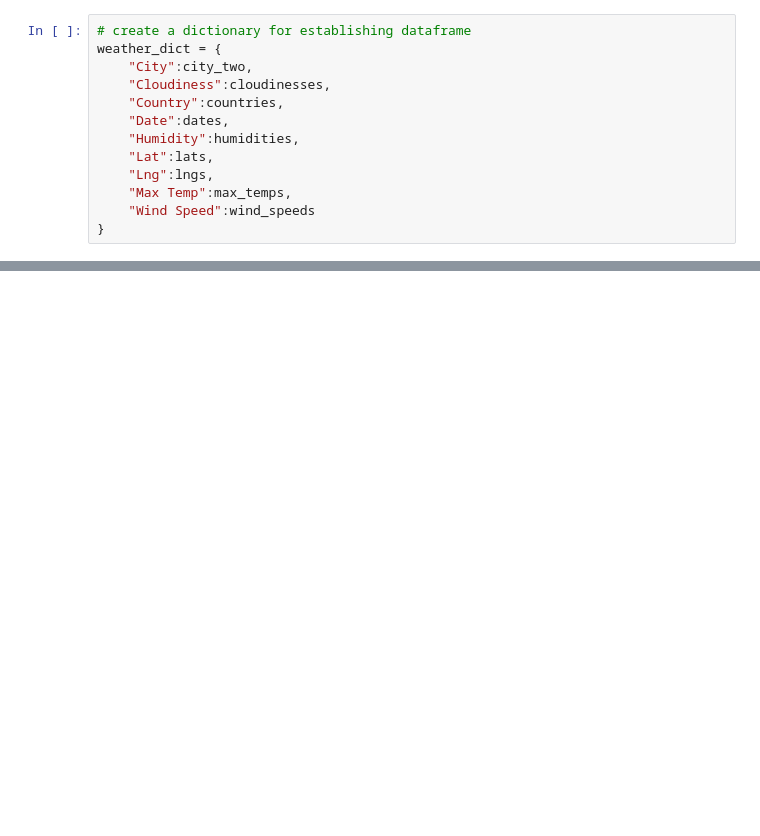
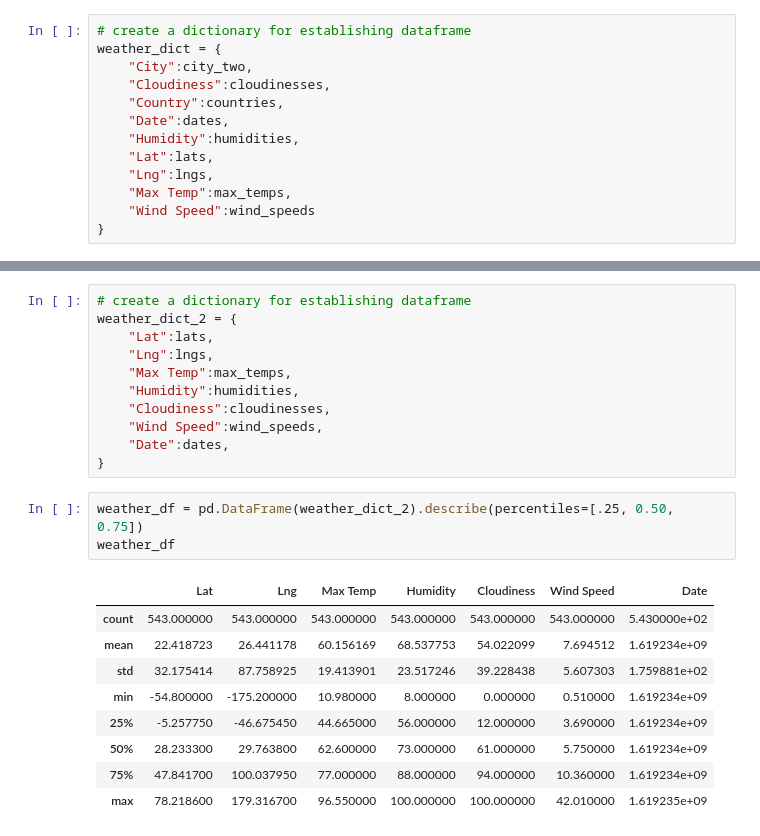
Before and after one commit to narobin83/python-api-challenge, a Jupyter notebook: WeatherPy/WeatherPy.ipynb, the cells around one changed output, grey strips where cells are left out. Drawn from its saved outputs; the diff is of its cells as text; blank space fills up the shorter version.

```diff
--- a/WeatherPy/WeatherPy.ipynb
+++ b/WeatherPy/WeatherPy.ipynb
@@ -134,0 +135,24 @@ weather_dataframe.head()
+# %%
+# create a dictionary for establishing dataframe
+weather_dict_2 = {
+    "Lat":lats,
+    "Lng":lngs,
+    "Max Temp":max_temps,
+    "Humidity":humidities,
+    "Cloudiness":cloudinesses,
+    "Wind Speed":wind_speeds,
+    "Date":dates,
+}
+# %%
+weather_df = pd.DataFrame(weather_dict_2).describe(percentiles=[.25, 0.50, 0.75])
+weather_df
+# %% [output]
+|  | Lat | Lng | Max Temp | Humidity | Cloudiness | Wind Speed | Date |
+| count | 543.000000 | 543.000000 | 543.000000 | 543.000000 | 543.000000 | 543.000000 | 5.430000e+02 |
+| mean | 22.418723 | 26.441178 | 60.156169 | 68.537753 | 54.022099 | 7.694512 | 1.619234e+09 |
+| std | 32.175414 | 87.758925 | 19.413901 | 23.517246 | 39.228438 | 5.607303 | 1.759881e+02 |
+| min | -54.800000 | -175.200000 | 10.980000 | 8.000000 | 0.000000 | 0.510000 | 1.619234e+09 |
+| 25% | -5.257750 | -46.675450 | 44.665000 | 56.000000 | 12.000000 | 3.690000 | 1.619234e+09 |
+| 50% | 28.233300 | 29.763800 | 62.600000 | 73.000000 | 61.000000 | 5.750000 | 1.619234e+09 |
+| 75% | 47.841700 | 100.037950 | 77.000000 | 88.000000 | 94.000000 | 10.360000 | 1.619234e+09 |
+| max | 78.218600 | 179.316700 | 96.550000 | 100.000000 | 100.000000 | 42.010000 | 1.619235e+09 |
```
Also changed, not shown: parts of 4 cells of this notebook.
